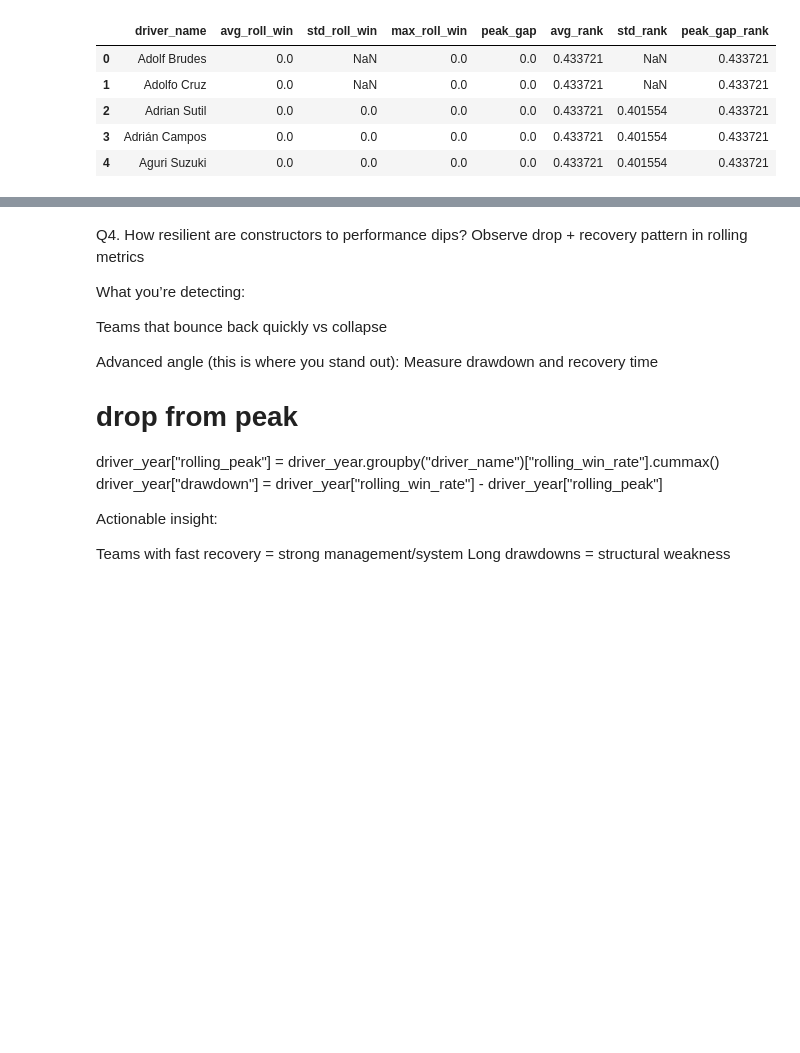
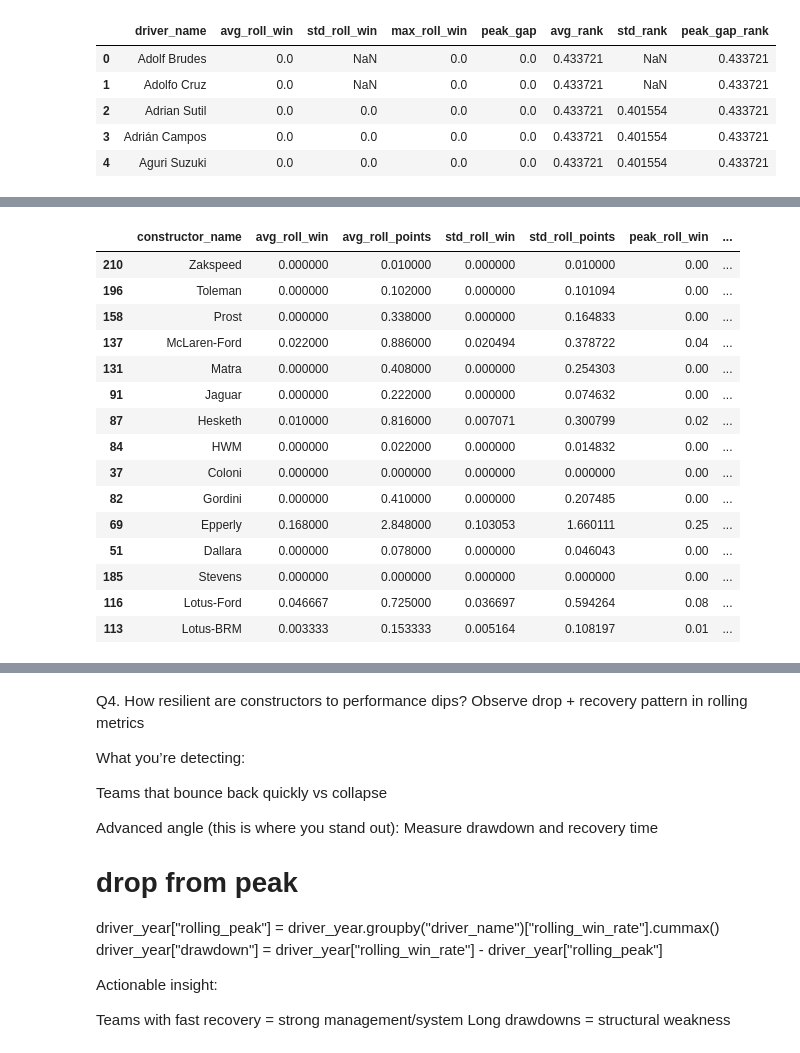
Before and after one commit to anirudhdhagate/f1-analytics-lab, a Jupyter notebook: notebooks/F1_Performance_Analytics_Pandas.ipynb, the cells around one changed output, grey strips where cells are left out. Saved outputs shown, nothing was run; the diff lists cells and outputs as text; code cells hidden in the pictures; blank space fills up the shorter version.

```diff
--- a/notebooks/F1_Performance_Analytics_Pandas.ipynb
+++ b/notebooks/F1_Performance_Analytics_Pandas.ipynb
@@ -703,0 +837,3 @@ Short bursts = risky investment
+# %%
+constructor_year = constructor_year.reset_index()
+constructor_year.columns
@@ -703,0 +846,10 @@ Short bursts = risky investment
+# %%
+constructor_summary = constructor_year.groupby("constructor_name").agg(
+    avg_roll_win = ("rolling_win_rate", "mean"),
+    avg_roll_points = ("rolling_points", "mean"),
+    std_roll_win = ("rolling_win_rate", "std"),
+    std_roll_points = ("rolling_points", "std"),
+    peak_roll_win = ("rolling_win_rate", "max"),
+    peak_roll_points = ("rolling_points", "max"),
+    seasons = ("race_year", "nunique")
+).reset_index()
@@ -703,0 +869,2 @@ Short bursts = risky investment
+# %%
+constructor_summary = constructor_summary[constructor_summary["seasons"] >= 5]
@@ -703,0 +875,3 @@ Short bursts = risky investment
+# %%
+constructor_summary["dynasty_score"] = constructor_summary["avg_roll_win"] - constructor_summary["std_roll_win"]
+constructor_summary.head()
@@ -703,0 +899,19 @@ Short bursts = risky investment
+# %%
+constructor_summary.sort_values("seasons").head(15)
+# %% [output]
+|  | constructor_name | avg_roll_win | avg_roll_points | std_roll_win | std_roll_points | peak_roll_win | ... |
+| 210 | Zakspeed | 0.000000 | 0.010000 | 0.000000 | 0.010000 | 0.00 | ... |
+| 196 | Toleman | 0.000000 | 0.102000 | 0.000000 | 0.101094 | 0.00 | ... |
+| 158 | Prost | 0.000000 | 0.338000 | 0.000000 | 0.164833 | 0.00 | ... |
+| 137 | McLaren-Ford | 0.022000 | 0.886000 | 0.020494 | 0.378722 | 0.04 | ... |
+| 131 | Matra | 0.000000 | 0.408000 | 0.000000 | 0.254303 | 0.00 | ... |
+| 91 | Jaguar | 0.000000 | 0.222000 | 0.000000 | 0.074632 | 0.00 | ... |
+| 87 | Hesketh | 0.010000 | 0.816000 | 0.007071 | 0.300799 | 0.02 | ... |
+| 84 | HWM | 0.000000 | 0.022000 | 0.000000 | 0.014832 | 0.00 | ... |
+| 37 | Coloni | 0.000000 | 0.000000 | 0.000000 | 0.000000 | 0.00 | ... |
+| 82 | Gordini | 0.000000 | 0.410000 | 0.000000 | 0.207485 | 0.00 | ... |
+| 69 | Epperly | 0.168000 | 2.848000 | 0.103053 | 1.660111 | 0.25 | ... |
+| 51 | Dallara | 0.000000 | 0.078000 | 0.000000 | 0.046043 | 0.00 | ... |
+| 185 | Stevens | 0.000000 | 0.000000 | 0.000000 | 0.000000 | 0.00 | ... |
+| 116 | Lotus-Ford | 0.046667 | 0.725000 | 0.036697 | 0.594264 | 0.08 | ... |
+| 113 | Lotus-BRM | 0.003333 | 0.153333 | 0.005164 | 0.108197 | 0.01 | ... |
```
Also changed, not shown: parts of 40 cells of this notebook, 1 other file.
